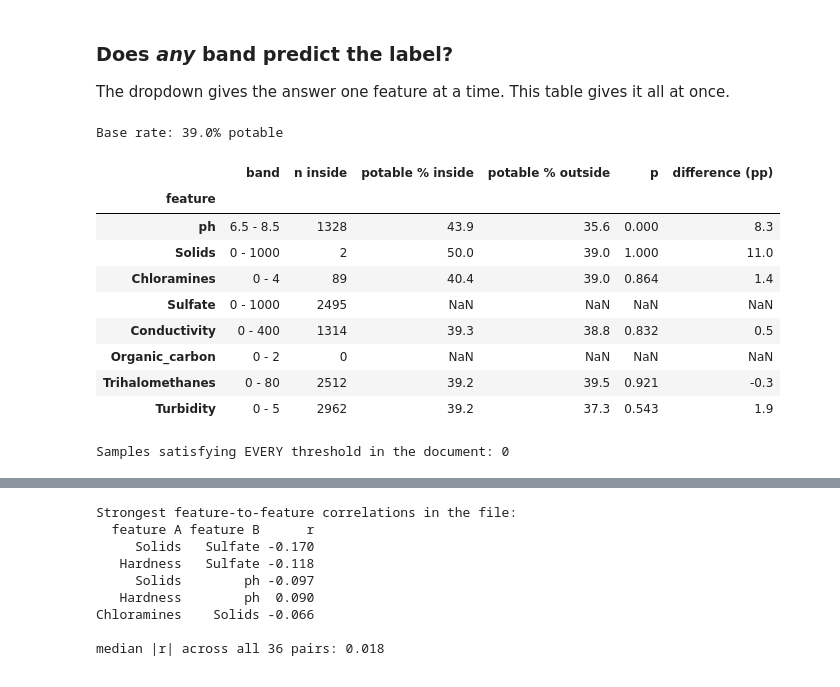
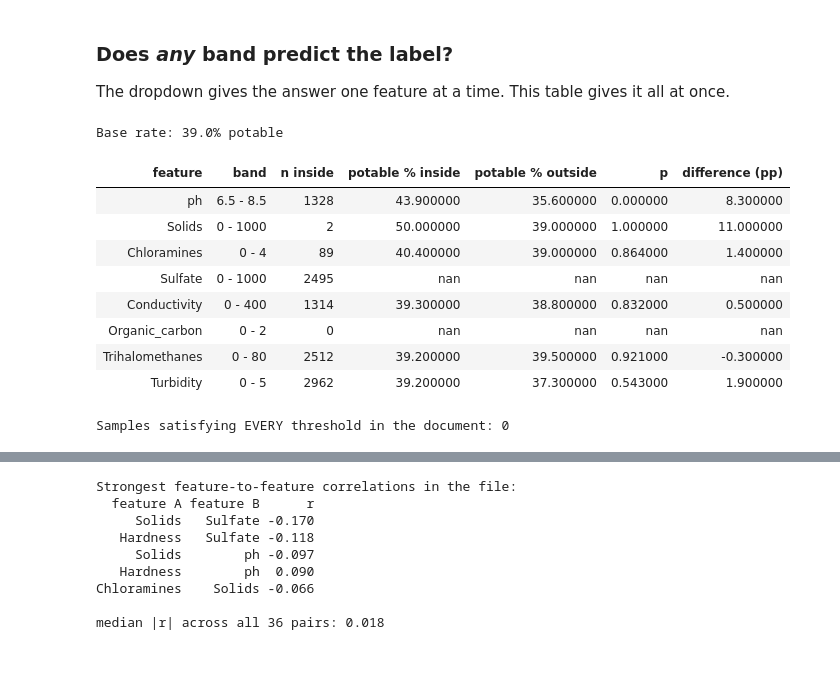
Before and after one commit to NassrinSharifi/My-DS-Projects, a Jupyter notebook: 01-Water-potability/01-AI-assissted-EDA.ipynb, the cells around one changed output, grey strips where cells are left out. Cells and saved outputs as stored; diff of their text form; code cells hidden in the pictures.

```diff
--- a/01-Water-potability/01-AI-assissted-EDA.ipynb
+++ b/01-Water-potability/01-AI-assissted-EDA.ipynb
@@ -357,18 +704,18 @@ class balance and quietly biases everything downstream.
 # %%
-from scipy.stats import chi2_contingency
-
 rows = []
 for column in MISSING_COLUMNS:
     table = pd.crosstab(df[column].isna(), df[TARGET])
-    _, p_value, _, _ = chi2_contingency(table)
+    chi2_statistic, p_value, degrees_of_freedom, expected = chi2_contingency(table)
     by_class = df.groupby(TARGET)[column].apply(lambda s: s.isna().mean() * 100)
     rows.append({
         "column": column,
         "missing % | not potable": round(by_class[0], 1),
         "missing % | potable": round(by_class[1], 1),
         "difference (pp)": round(by_class[1] - by_class[0], 1),
-        "chi-squared p": round(p_value, 3),
+        "chi-squared": round(chi2_statistic, 2),
+        "p": round(p_value, 3),
+        "smallest expected count": int(expected.min()),
     })
 
-pd.DataFrame(rows).set_index("column")
+display(pd.DataFrame(rows).style.hide(axis="index"))
 # %% [output]
@@ -750,16 +1222,16 @@ fig = go.Figure()
 
 for feature in scatter_features:
     for cls in (0, 1):
-        subset = df_no_missing[df_no_missing["Potability"] == cls]
+        subset = df_imputed[df_imputed["Potability"] == cls]
         unit = f" {UNITS[feature]}" if UNITS.get(feature) else ""
         fig.add_trace(go.Scattergl(
             x=subset["ph"], y=subset[feature],
             mode="markers",
             name=CLASS_LABEL[cls],
-            marker=dict(color=CLASS_COLOR[cls], size=5, opacity=0.7),
-            visible=(feature == scatter_features[0]),
+            marker=dict(color=CLASS_COLOR[cls], size=5, opacity=0.9),
+            visible=(feature == scatter_features[0]), # Show the first feature initially; hide all the other features initially.
             hovertemplate=("pH %{x:.2f}<br>" + feature + " %{y:,.1f}" + unit
-                           + "<br>" + CLASS_LABEL[cls] + "<extra></extra>"),
+                           + "<br>" + CLASS_LABEL[cls] + "<extra></extra>"), #<br> is a line break in HTML. <extra></extra> removes the trace name from the tooltip.
         ))
 
 
@@ -767,11 +1239,11 @@ def band_shapes(feature):
     """Layout shapes: the pH window plus this feature's own threshold line."""
     shapes = [dict(type="rect", xref="x", yref="paper",
                    x0=ph_low, x1=ph_high, y0=0, y1=1,
-                   fillcolor=C["ok"], opacity=0.16, line_width=0, layer="below")]
+                   fillcolor=C["ok"], opacity=0.5, line_width=0, layer="below")]
     bound = GUIDELINES.get(feature)
     if bound is not None and bound[1] is not None:
         shapes.append(dict(type="line", xref="paper", yref="y",
-                           x0=0, x1=1, y0=bound[1], y1=bound[1],
+                           x0=0, x1=1, y0=bound[1], y1=bound[1], # the line is horizontal, so y0=y1=bound[1] both are the max bound
                            line=dict(color=C["not_ok"], width=1.6, dash="dash")))
     return shapes
 
@@ -781,18 +1253,18 @@ def band_summary(feature):
     bound = GUIDELINES.get(feature)
     if bound is None or bound[1] is None:
         return "no threshold specified in the document"
-    inside = df_no_missing[feature] <= bound[1]
+    inside = df_imputed[feature] <= bound[1]
     if inside.sum() == 0 or (~inside).sum() == 0:
         return f"every sample falls on one side of the {bound[1]:,g} threshold"
-    return (f"potable {df_no_missing.loc[inside, 'Potability'].mean():.0%} "
+    return (f"potable {df_imputed.loc[inside, 'Potability'].mean():.0%} "
             f"inside the band (n={inside.sum():,})  vs  "
-            f"{df_no_missing.loc[~inside, 'Potability'].mean():.0%} outside "
+            f"{df_imputed.loc[~inside, 'Potability'].mean():.0%} outside "
             f"(n={(~inside).sum():,})")
 
 
 buttons = []
 for i, feature in enumerate(scatter_features):
-    visible = [False] * (2 * len(scatter_features))
+    visible = [False] * (2 * len(scatter_features)) # because there are two traces per feature (one for each class), we need to set visibility for both traces of the feature.
     visible[2 * i] = visible[2 * i + 1] = True
     unit = f" ({UNITS[feature]})" if UNITS.get(feature) else ""
     buttons.append(dict(
@@ -811,9 +1283,9 @@ fig.update_layout(
     height=560,
     xaxis_title="pH",
     yaxis_title=first + (f" ({UNITS[first]})" if UNITS.get(first) else ""),
-    title=dict(text=f"{first} against pH<br><sup>{band_summary(first)}</sup>"),
+    title=dict(text=f"{first} against pH<br><sup>{band_summary(first)}</sup>",x=0.4, xanchor="left"),
     shapes=band_shapes(first),
-    legend=dict(orientation="h", yanchor="bottom", y=1.0, xanchor="right", x=1),
+    legend=dict(orientation="h", yanchor="bottom", y=1.0, xanchor="right", x=1,bordercolor=C["grid"], borderwidth=1, bgcolor="white"),
     updatemenus=[dict(buttons=buttons, direction="down", showactive=True,
                       x=0.0, xanchor="left", y=1.16, yanchor="top",
                       bgcolor="white", bordercolor=C["grid"])],
@@ -833,45 +1305,45 @@ for feature, (low, high, _) in GUIDELINES.items():
     upper = np.inf if high is None else high
     inside = series[feature].between(lower, upper)
 
-    if inside.sum() == 0 or (~inside).sum() == 0:
-        rows.append({"feature": feature, "band": f"{low or 0:g} - {high:g}",
+    if inside.sum() == 0 or (~inside).sum() == 0: # if all data points are on one side of the threshold, we cannot compute a chi-squared test.
+        rows.append({"feature": feature,
+                     "band": f"{low or 0:g} - {high:g}",
                      "n inside": int(inside.sum()),
                      "potable % inside": np.nan, "potable % outside": np.nan,
                      "p": np.nan})
         continue
 
     _, p_value, _, _ = chi2_contingency(pd.crosstab(inside, series[TARGET]))
     rows.append({
         "feature": feature,
         "band": f"{low or 0:g} - {high:g}",
         "n inside": int(inside.sum()),
         "potable % inside": round(series.loc[inside, TARGET].mean() * 100, 1),
         "potable % outside": round(series.loc[~inside, TARGET].mean() * 100, 1),
         "p": round(p_value, 3),
     })
 
-band_table = pd.DataFrame(rows).set_index("feature")
+band_table = pd.DataFrame(rows)
 band_table["difference (pp)"] = (band_table["potable % inside"]
                                  - band_table["potable % outside"]).round(1)
 print(f"Base rate: {BASE_RATE:.1%} potable\n")
-display(band_table)
+display(band_table.style.hide(axis="index"))
 
 all_bands = np.ones(len(df), dtype=bool)
 for feature, (low, high, _) in GUIDELINES.items():
     lower = -np.inf if low is None else low
     upper = np.inf if high is None else high
     all_bands &= df[feature].between(lower, upper).fillna(False).values
 print(f"Samples satisfying EVERY threshold in the document: {all_bands.sum()}")
 # %% [output]
 Base rate: 39.0% potable
-|  | band | n inside | potable % inside | potable % outside | p | difference (pp) |
-| feature |  |  |  |  |  |  |
-| ph | 6.5 - 8.5 | 1328 | 43.9 | 35.6 | 0.000 | 8.3 |
-| Solids | 0 - 1000 | 2 | 50.0 | 39.0 | 1.000 | 11.0 |
-| Chloramines | 0 - 4 | 89 | 40.4 | 39.0 | 0.864 | 1.4 |
-| Sulfate | 0 - 1000 | 2495 | NaN | NaN | NaN | NaN |
-| Conductivity | 0 - 400 | 1314 | 39.3 | 38.8 | 0.832 | 0.5 |
-| Organic_carbon | 0 - 2 | 0 | NaN | NaN | NaN | NaN |
-| Trihalomethanes | 0 - 80 | 2512 | 39.2 | 39.5 | 0.921 | -0.3 |
-| Turbidity | 0 - 5 | 2962 | 39.2 | 37.3 | 0.543 | 1.9 |
+| feature | band | n inside | potable % inside | potable % outside | p | difference (pp) |
+| ph | 6.5 - 8.5 | 1328 | 43.900000 | 35.600000 | 0.000000 | 8.300000 |
+| Solids | 0 - 1000 | 2 | 50.000000 | 39.000000 | 1.000000 | 11.000000 |
+| Chloramines | 0 - 4 | 89 | 40.400000 | 39.000000 | 0.864000 | 1.400000 |
+| Sulfate | 0 - 1000 | 2495 | nan | nan | nan | nan |
+| Conductivity | 0 - 400 | 1314 | 39.300000 | 38.800000 | 0.832000 | 0.500000 |
+| Organic_carbon | 0 - 2 | 0 | nan | nan | nan | nan |
+| Trihalomethanes | 0 - 80 | 2512 | 39.200000 | 39.500000 | 0.921000 | -0.300000 |
+| Turbidity | 0 - 5 | 2962 | 39.200000 | 37.300000 | 0.543000 | 1.900000 |
 Samples satisfying EVERY threshold in the document: 0
```
Also changed, not shown: parts of 71 cells of this notebook, 17 other files.
